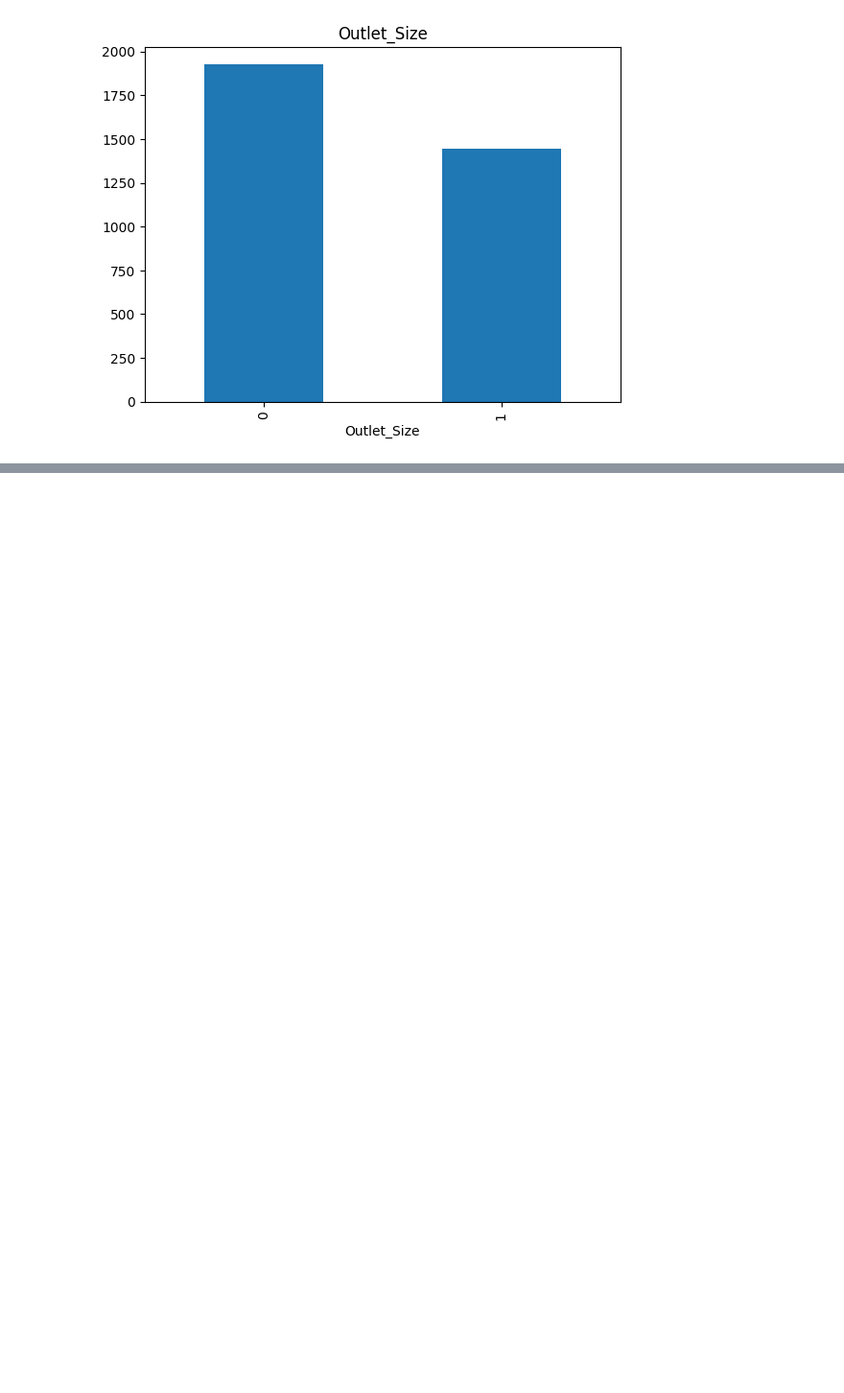
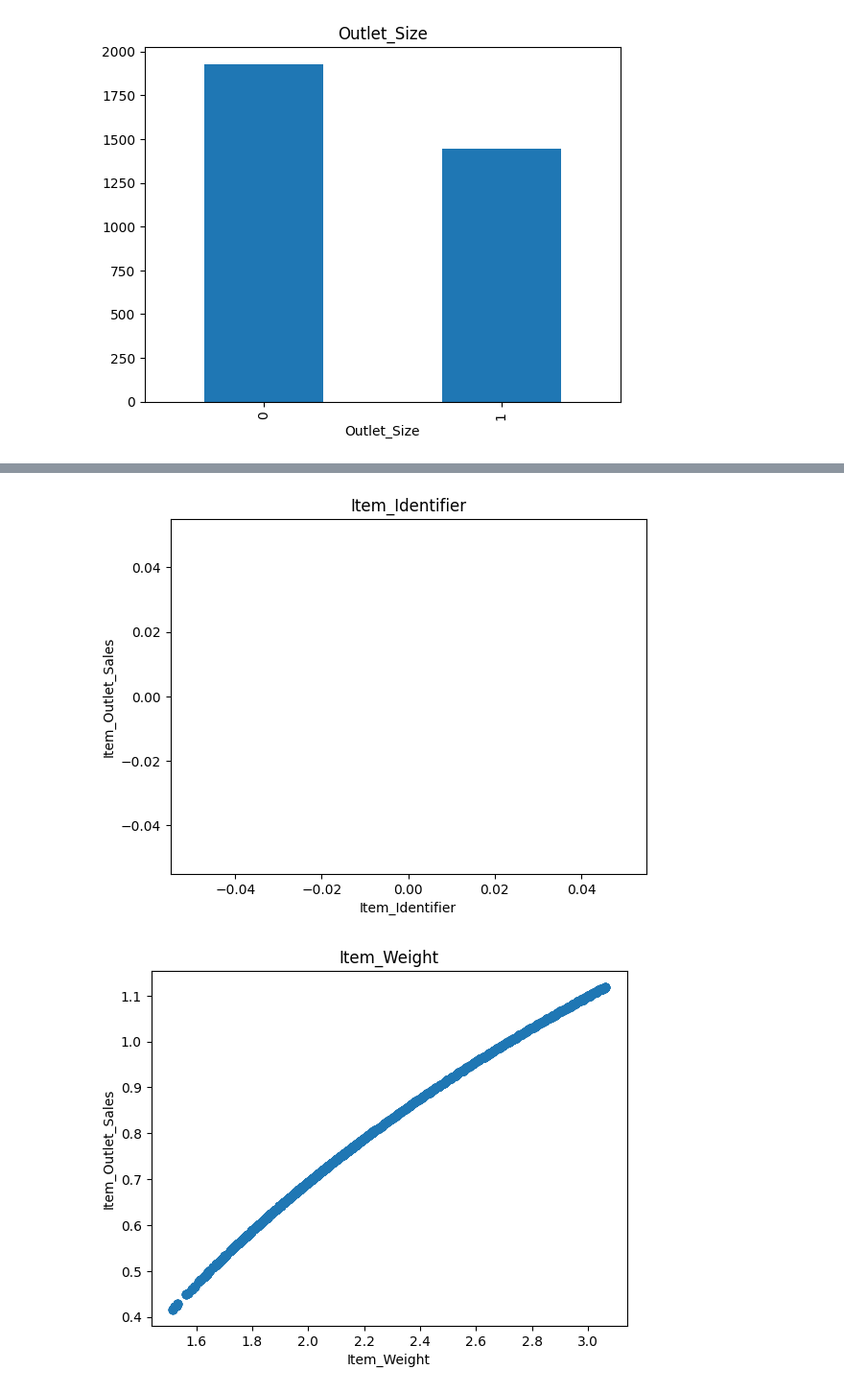
Before and after one commit to MichaelOdons/End-to-End-ML-Project, a Jupyter notebook: research/experiment.ipynb, the cells around one changed output, grey strips where cells are left out. Shown at 96% size. Cells and saved outputs as stored; diff of their text form; code cells hidden in the pictures; blank space fills up the shorter version.

```diff
--- a/research/experiment.ipynb
+++ b/research/experiment.ipynb
@@ -79,0 +169,18 @@ for feature in features_with_na:
+# %%
+## we will be using logarithmic transformation
+for feature in continuous_feature:
+    data = stores.copy()
+    data[feature]=pd.to_numeric(data[feature], errors = 'coerce')
+    if 0 in data[feature].unique():
+        pass
+    else:
+        data[feature] = np.log(data[feature]).fillna(0)
+        data['Item_Outlet_Sales'] = np.log(data[feature]).fillna(0)
+        plt.scatter(data[feature], data['Item_Outlet_Sales'])
+        plt.xlabel(feature)
+        plt.ylabel('Item_Outlet_Sales')
+        plt.title(feature)
+        plt.show()
+# %% [output]
+[figure, added]
+[figure, added]
```
Also changed, not shown: parts of 22 cells of this notebook.
